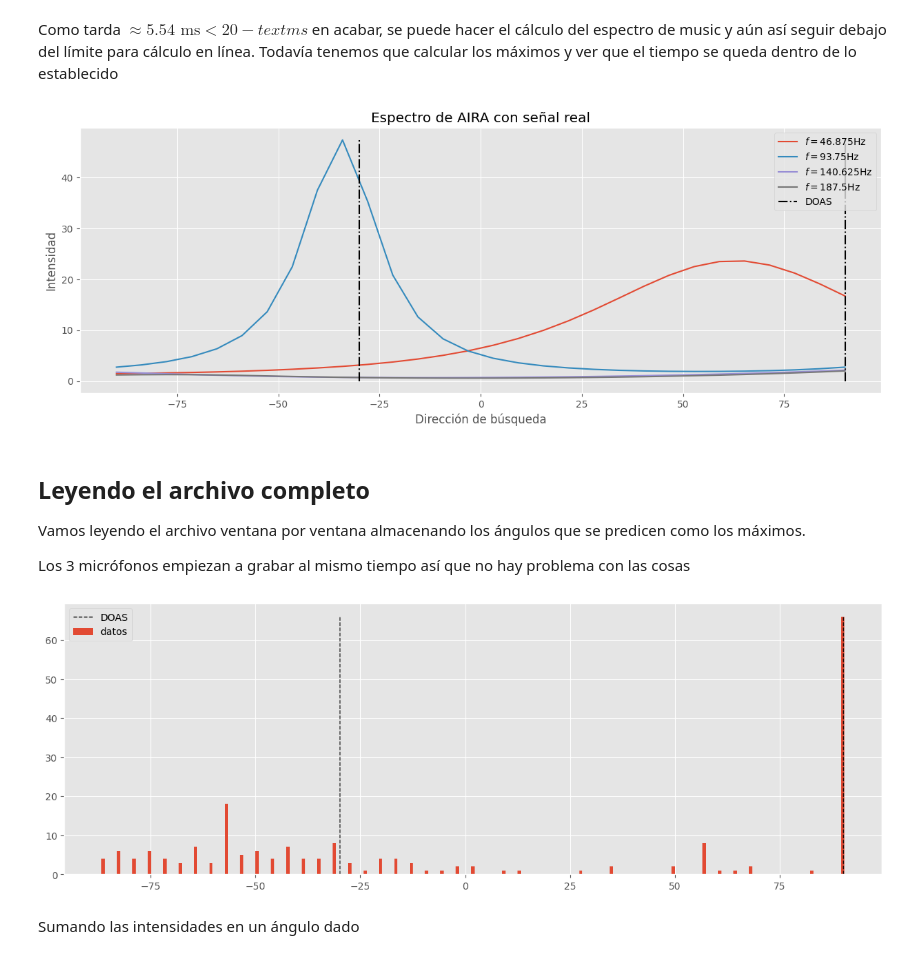
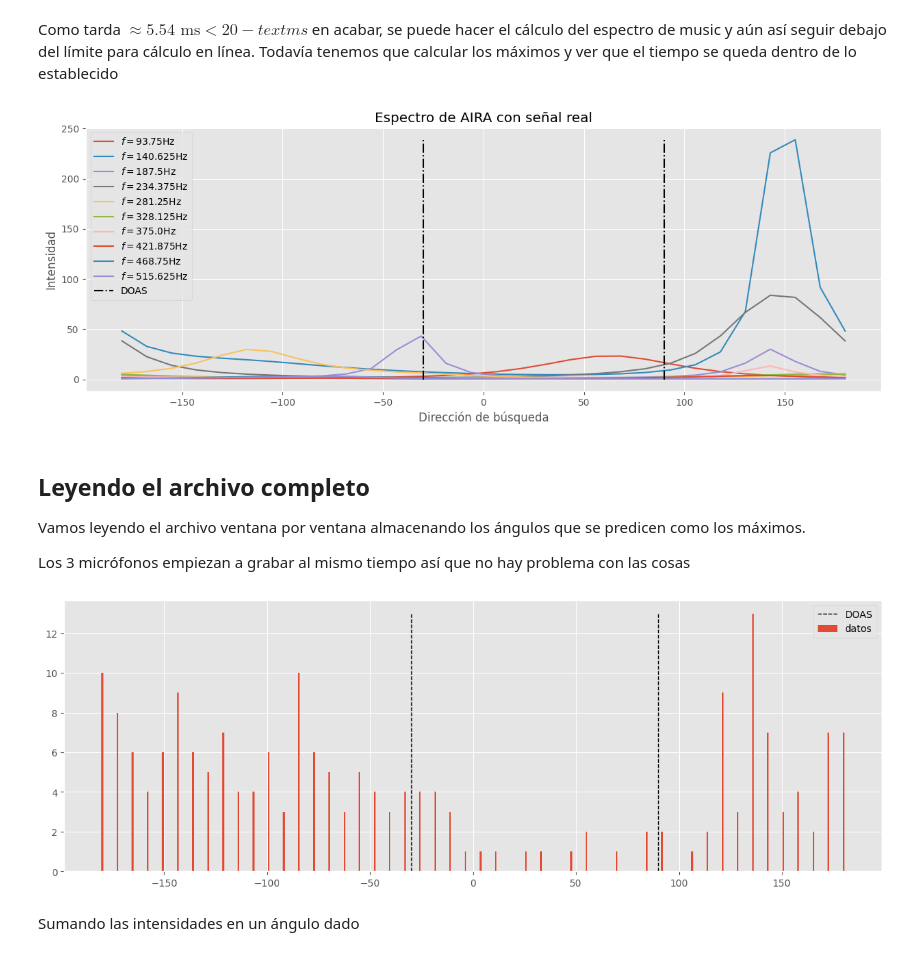
Before and after one commit to linear-regret/PDA, a Jupyter notebook: Proyecto PDA/AIRA_read_music.ipynb, the cells around one changed output. Saved outputs shown, nothing was run; the diff lists cells and outputs as text; code cells hidden in the pictures.

```diff
--- a/Proyecto PDA/AIRA_read_music.ipynb
+++ b/Proyecto PDA/AIRA_read_music.ipynb
@@ -47,7 +49,7 @@ def freqs_idxs(freq_array,freq_low,freq_high,n=0):
         n=idx_high-idx_low
     return np.unique(np.linspace(idx_low,idx_high,n).astype(int))
 # %%
-def filtro(x_mics:np.array,lim_bajo:float=0,lim_alto:float=np.inf,sampling_rate:int=48_000):
+def filtro(x_mics:np.array,lim_bajo:float=0,lim_alto:float=np.inf,sampling_rate:int=48_000,keep_zero=False):
 
     if lim_bajo==0:
         idx_bajo=0
@@ -63,9 +65,14 @@ def filtro(x_mics:np.array,lim_bajo:float=0,lim_alto:float=np.inf,sampling_rate:
     freqs_alto=list(range(idx_alto+1,x_mics.shape[1]))
     X=fft.fft(x_mics,axis=1)
 
+    DC=X[:,0].copy()
     X[:,freqs_alto]=0
     X[:,freqs_bajo]=0
-    return X,idx_bajo,idx_alto
+
+    if keep_zero:
+        X[:,0]=DC
+
+    return X
 # %% [markdown]
 # Leyendo archivo de AIRA
 # %% [markdown]
@@ -260,9 +267,12 @@ def MUSIC_AIRA(freq_array,this_idx,x_mics,angles,n_ruidoso,filter=[]):
     x_mics: el arreglo de señales que ve cada micrófono
     '''
 
+    # Se pone con media cero
+    x_mics =x_mics-x_mics.mean(axis=1).reshape(-1,1)
+
     # Se tiene que tener cuidado que las frecuencias estén por abajo de las filtradas
     if len(filter)>0:
-        X,idx_bajo,idx_alto=filtro(x_mics,lim_bajo=filter[0],lim_alto=filter[1],sampling_rate=48_000)
+        X=filtro(x_mics,lim_bajo=filter[0],lim_alto=filter[1],sampling_rate=48_000)
 
     else:
         X=fft.fft(x_mics,axis=1) # se hace la transformada a lo largo del eje 1 para obtener una transformada por cada mic
@@ -298,11 +308,11 @@ periodo_AIRA=n_ventana/fr_AIRA
 this_idx_AIRA=freqs_idxs(freq_array_AIRA,freq_low=100,freq_high=500,n=5)[:-1]
 
 
-x_mics_AIRA=np.array(lista_señales_AIRA)
+x_mics_AIRA=np.array(lista_señales_AIRA)-np.array(lista_señales_AIRA).mean(axis=1).reshape(-1,1)
 n_ruidoso_AIRA=2
 # frecuencias fundamentales de la voz humana de hombre van de 80 a 180 Hz
 
-angles_AIRA=np.linspace(-90,90,50) # Los ángulos de los direction vectors para buscar ortogonalidad
+angles_AIRA=np.linspace(-180,180,50) # Los ángulos de los direction vectors para buscar ortogonalidad
 
 music_spectrum_AIRA=MUSIC_AIRA(freq_array=freq_array_AIRA,this_idx=this_idx_AIRA,x_mics= x_mics_AIRA,angles=angles_AIRA,n_ruidoso=n_ruidoso_AIRA,filter=[100,500])
 
@@ -372,17 +405,16 @@ tomar_max_locales(music_spectrum_AIRA,angles_AIRA,10)
 # %% [markdown]
 Como tarda $\approx 5.54 \text{ ms}<20 -text{ ms}$ en acabar, se puede hacer el cálculo del espectro de music y aún así seguir debajo del límite para cálculo en línea. Todavía tenemos que calcular los máximos y ver que el tiempo se queda dentro de lo establecido
 # %%
-
-idx_ancho=freqs_idxs(freq_array_AIRA,freq_low=80,freq_high=500)
-angles=np.linspace(-90,90,30)
-music_spectrum_AIRA=MUSIC_AIRA(freq_array_AIRA,this_idx=this_idx_AIRA,x_mics=x_mics_AIRA,angles=angles,n_ruidoso=2,filter=[100,1_500])
+this_idx_AIRA=freqs_idxs(freq_array_AIRA,freq_low=100,freq_high=500,n=30)[:-1]
+angles=np.linspace(-180,180,30)
+music_spectrum_AIRA=MUSIC_AIRA(freq_array_AIRA,this_idx=this_idx_AIRA,x_mics=x_mics_AIRA,angles=angles,n_ruidoso=2,filter=[70,1000])
 
 for i in range(music_spectrum_AIRA.shape[0]):
-    plt.plot(angles,music_spectrum_AIRA[i,:],label=f'$f={freq_array_AIRA[idx_ancho][i]} $Hz')
+    plt.plot(angles,music_spectrum_AIRA[i,:],label=f'$f={freq_array_AIRA[this_idx_AIRA][i]} $Hz')
 
 plt.vlines(x=DOAS_AIRA,ymin=0,ymax=music_spectrum_AIRA.max(),colors='k',linestyles='dashdot',label='DOAS');plt.legend();plt.title('Espectro de AIRA con señal real'); plt.xlabel('Dirección de búsqueda');plt.ylabel('Intensidad'); plt.show()
 # %% [output]
-[figure, old version]
+[figure, new version]
 # %% [markdown]
 ## Leyendo el archivo completo
 
@@ -407,13 +439,12 @@ for ventana in range(ventanas):
     intensidades_maximas_lista.append(tomar_max_locales(music_spectrum_AIRA,angles_AIRA,30)[1])
 # %%
 bar_data=pd.value_counts(np.array(angulos_maximos_lista).reshape(-1))
-bar_data[90]=bar_data[-90]+bar_data[90]
-bar_data=bar_data.iloc[1:]
+
 plt.bar(bar_data.index,bar_data,label='datos')
 plt.vlines(DOAS_AIRA,ymin=0,ymax=bar_data.max(),colors='k',linestyles='dashed',linewidth=1,label='DOAS')
 plt.legend();plt.show()
 # %% [output]
-[figure, old version]
+[figure, new version]
 # %% [markdown]
 Sumando las intensidades en un ángulo dado
 # %%
```
Also changed, not shown: parts of 35 cells of this notebook, 1 other file.
